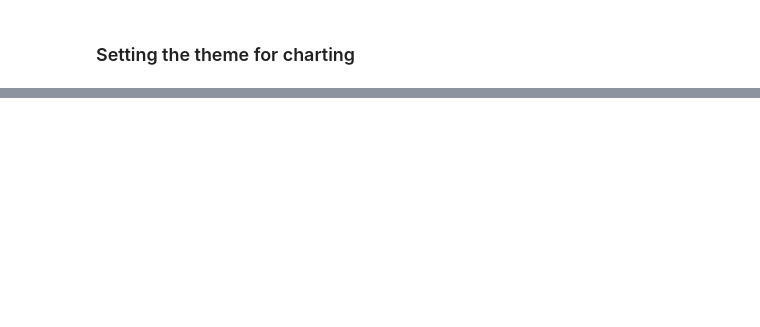
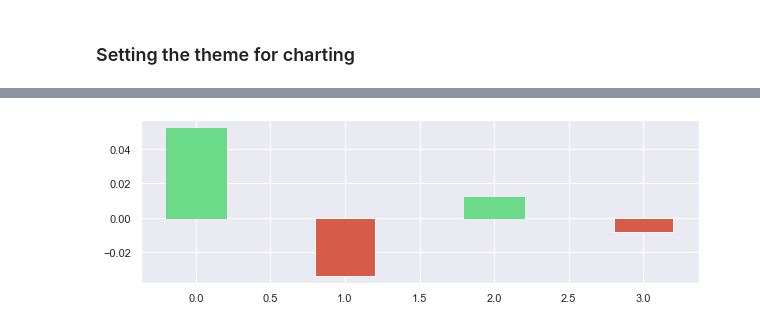
Before and after one commit to praven07/market-analysis, a Jupyter notebook: QuarterlyReturn.ipynb, the cells around one changed output, grey strips where cells are left out. Saved outputs shown, nothing was run; the diff lists cells and outputs as text; code cells hidden in the pictures; blank space fills up the shorter version.

```diff
--- a/QuarterlyReturn.ipynb
+++ b/QuarterlyReturn.ipynb
@@ -59,0 +69,4 @@ plt.show()
+# %%
+plot_quarterly_return("XLE", "10y")
+# %% [output]
+[figure, added]
```
Also changed, not shown: parts of 32 cells of this notebook.
